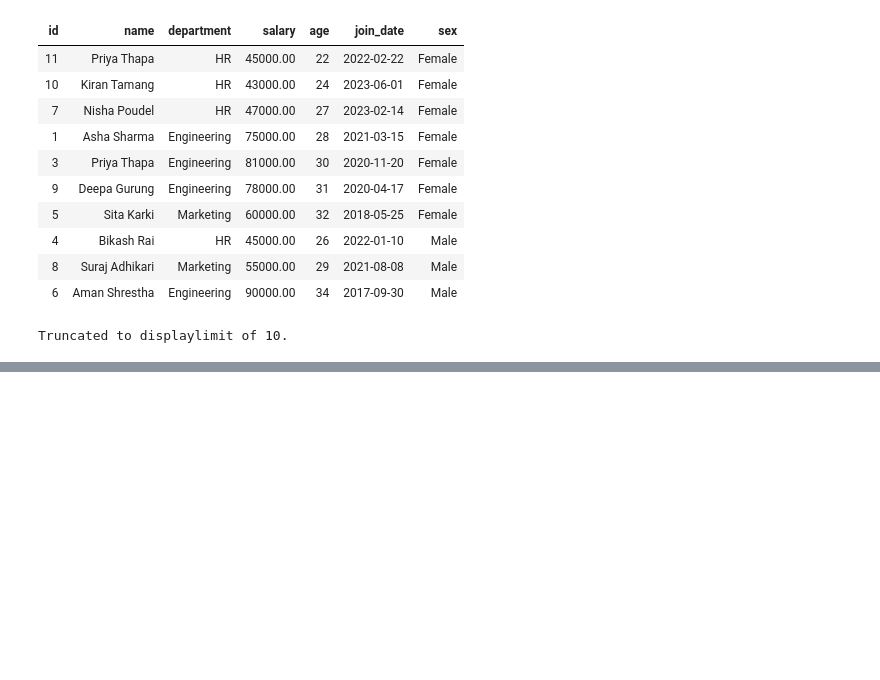
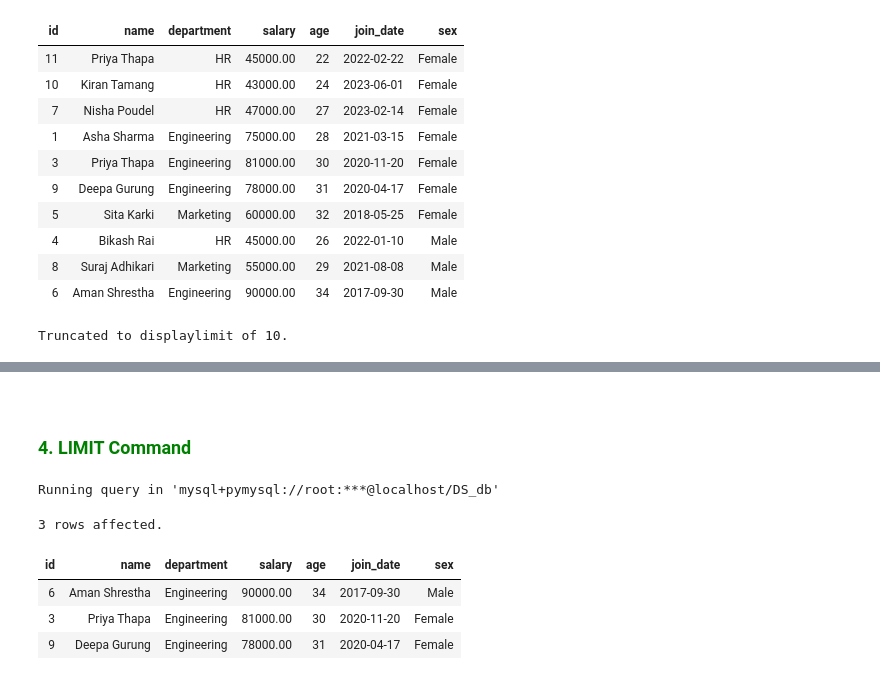
Before and after one commit to Kartika-Nidhi/SQLNotes, a Jupyter notebook: SQLNotes.ipynb, the cells around one changed output, grey strips where cells are left out. Cells and saved outputs as stored; diff of their text form; code cells hidden in the pictures; blank space fills up the shorter version.

Commit message:
HAVING, LIMIT AND ALIASING COMPLETED

```diff
--- a/SQLNotes.ipynb
+++ b/SQLNotes.ipynb
@@ -456,0 +517,18 @@ Truncated to displaylimit of 10.
+# %% [markdown]
+<div>
+# %% [markdown]
+<h3 style = "color:green">4. LIMIT Command
+# %%
+%%sql
+
+SELECT *
+FROM employees
+ORDER BY salary DESC
+LIMIT 3;
+# %% [output]
+Running query in 'mysql+pymysql://root:***@localhost/DS_db'
+3 rows affected.
+| id | name | department | salary | age | join_date | sex |
+| 6 | Aman Shrestha | Engineering | 90000.00 | 34 | 2017-09-30 | Male |
+| 3 | Priya Thapa | Engineering | 81000.00 | 30 | 2020-11-20 | Female |
+| 9 | Deepa Gurung | Engineering | 78000.00 | 31 | 2020-04-17 | Female |
```
Also changed, not shown: parts of 9 cells of this notebook.
